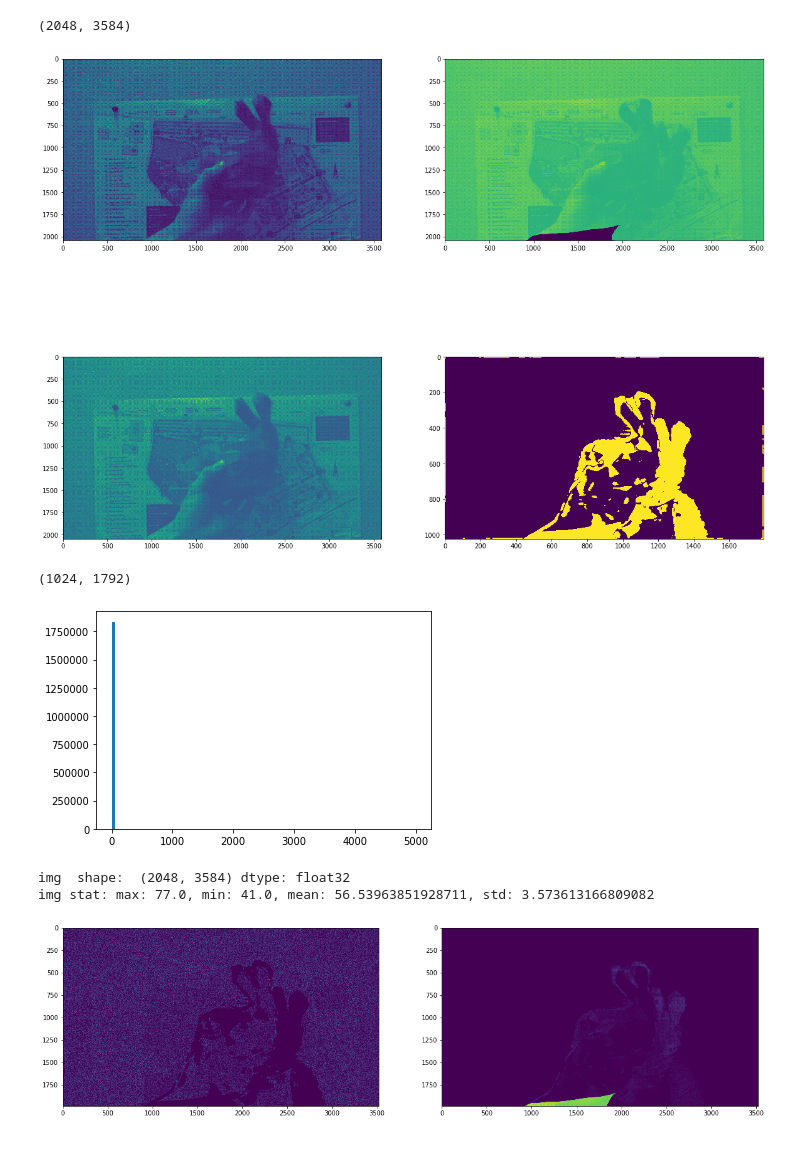
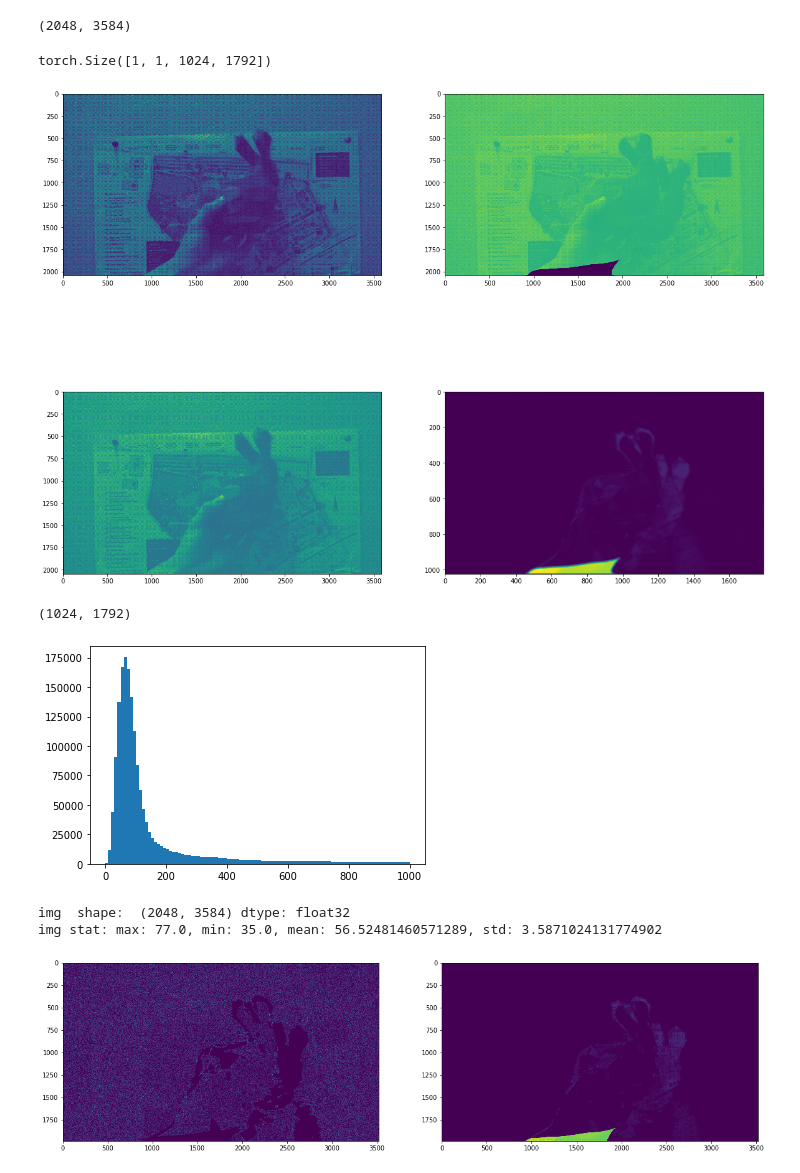
Before and after one commit to cianhwang/hdr_video, a Jupyter notebook: merge_test/merge_from_convention.ipynb, the cells around one changed output. Drawn from its saved outputs; the diff is of its cells as text; code cells hidden in the pictures.

```diff
--- a/merge_test/merge_from_convention.ipynb
+++ b/merge_test/merge_from_convention.ipynb
@@ -48,8 +48,9 @@ class MergeLayerC(nn.Module):
 
     def forward(self, x):
         ## x size: (batch_size, 4(rggb)*2, H//2, W//2)
-        mm = (torch.sum(torch.abs(self.conv0(x)), dim = 1) - 500.0).repeat(1, 4, 1, 1)
-        mask = torch.sigmoid(mm)
+        mm = F.relu(torch.cat([self.conv0(x), -self.conv0(x)], dim = 1))
+        mm = torch.sum(mm, dim = 1, keepdim=True)
+        mask = torch.sigmoid(mm.repeat(1, 4, 1, 1) - 800.0)
         ref = x[:, :4]
         alt = x[:, 4:]
         lp_ref = self.lap_pyramid(ref)
@@ -70,7 +71,7 @@ class MergeLayerC(nn.Module):
         ls_ = self.upconv3(ls_)
         ls_ = ls_ + LS[3]
 
-        return ls_, mask
+        return ls_, mm
 # %%
 def print_model_params(model):
     print("#total params:", sum(p.numel() for p in model.parameters()), end='')
@@ -204,6 +205,9 @@ img.shape
 (2048, 3584)
 # %%
 mask = mask_t[0][0].detach().cpu().numpy()
+mask_t.shape
+# %% [output]
+torch.Size([1, 1, 1024, 1792])
 # %%
 fig, ax = plt.subplots(2, 2, figsize=(20, 16))
 ax[0][0].imshow(ref)
@@ -212,19 +216,19 @@ ax[1][0].imshow(img)
 ax[1][1].imshow(mask)
 plt.show()
 # %% [output]
-[figure, old version]
+[figure, new version]
 # %%
 print(mask.shape)
-plt.hist(mask.flatten(), bins = 100, range=(0, 5000))
+plt.hist(mask.flatten(), bins = 100, range=(0, 1000))
 plt.show()
 # %% [output]
 (1024, 1792)
-[figure, old version]
+[figure, new version]
 # %%
 print_stat('img', img)
 # %% [output]
 img  shape:  (2048, 3584) dtype: float32
-img stat: max: 77.0, min: 41.0, mean: 56.53963851928711, std: 3.573613166809082
+img stat: max: 77.0, min: 35.0, mean: 56.52481460571289, std: 3.5871024131774902
 # %%
 fig, ax = plt.subplots(1, 2, figsize=(20, 16))
 ax[0].imshow(np.abs(ref - img)[32:-32, 32:-32])
```
Also changed, not shown: parts of 1 cell of this notebook, 9 other files.
